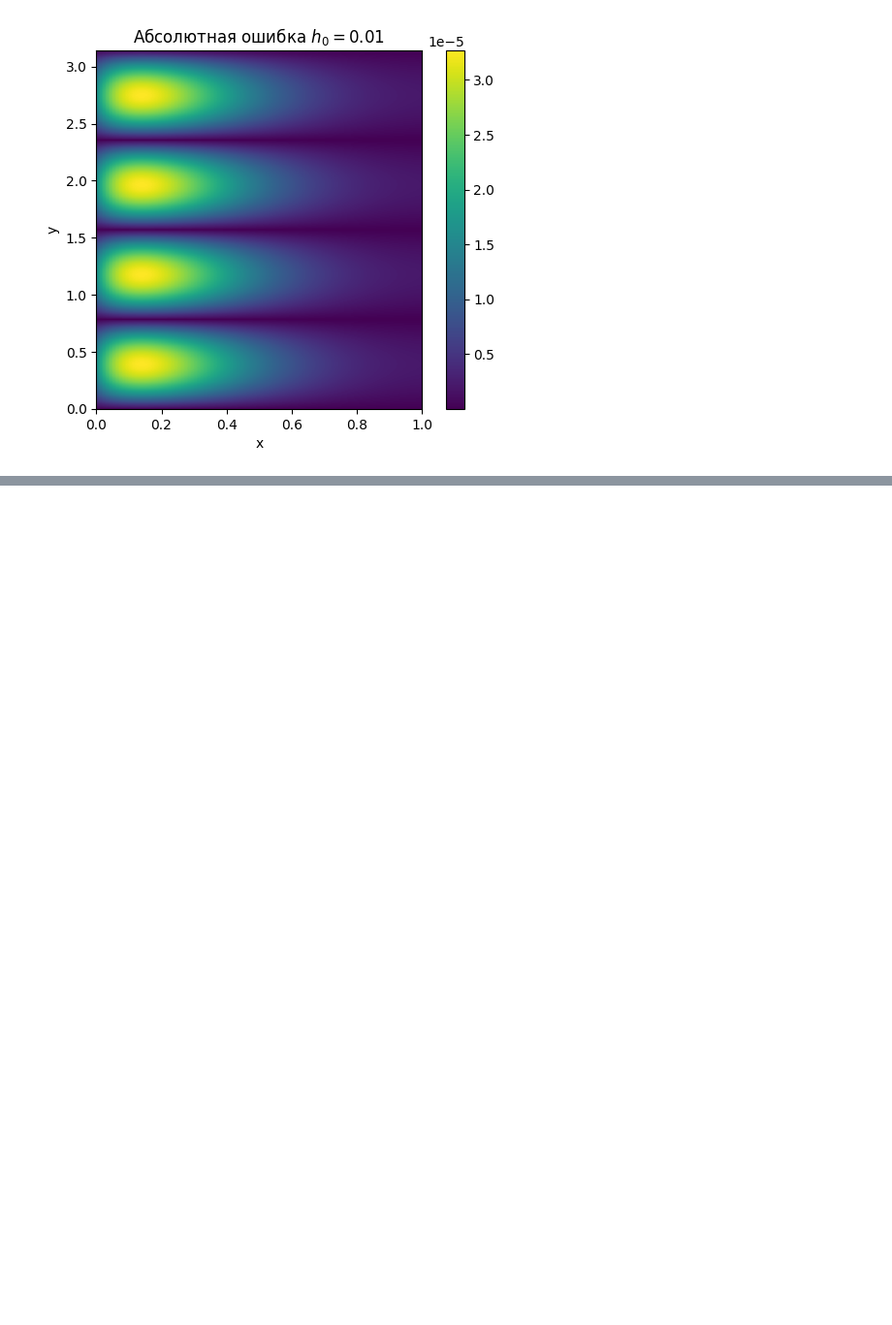
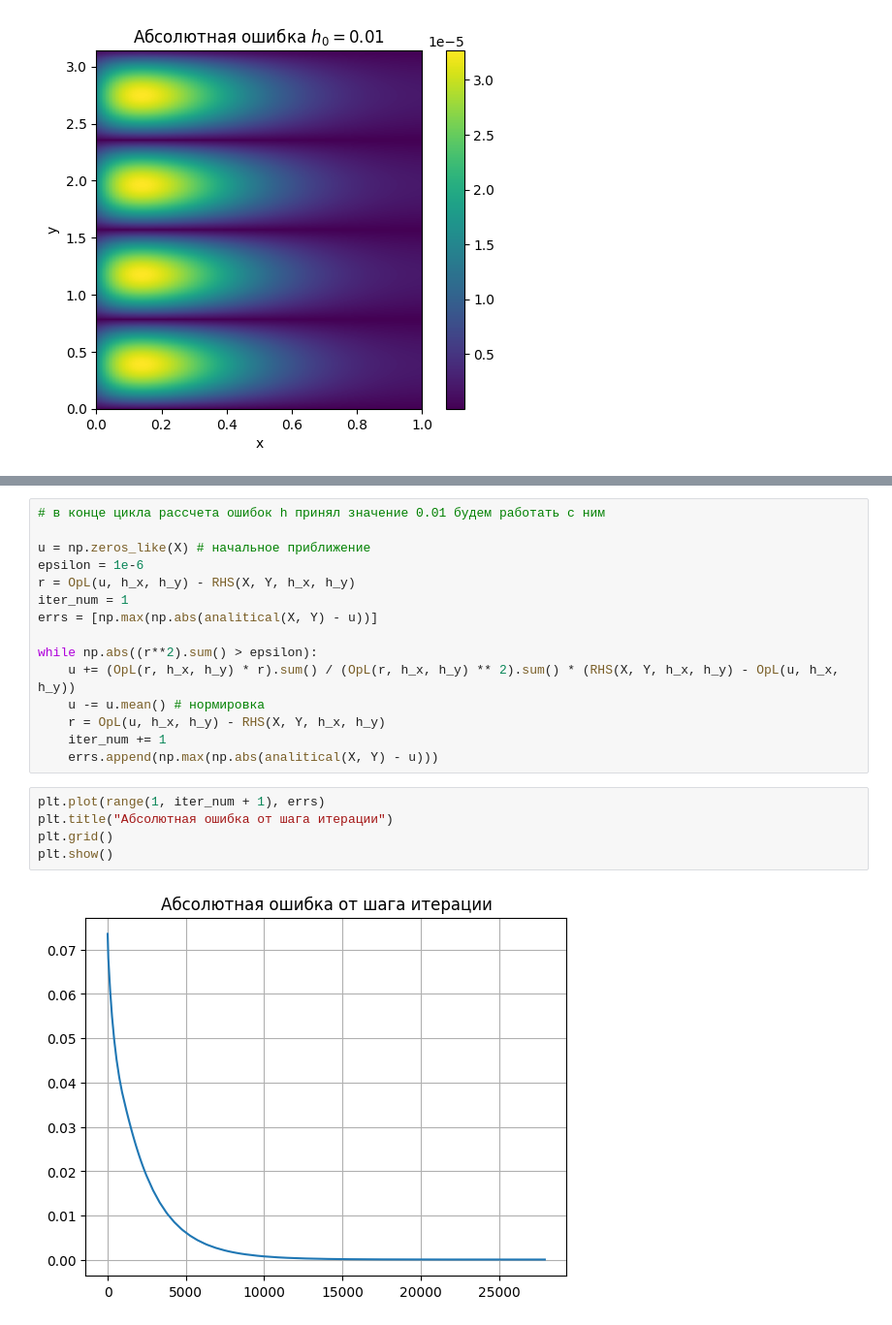
Before and after one commit to Xopppek/num_methods_sem7, a Jupyter notebook: lab2/lab2.ipynb, the cells around one changed output, grey strips where cells are left out. Shown at 97% size. Cells and saved outputs as stored; diff of their text form; blank space fills up the shorter version.

```diff
--- a/lab2/lab2.ipynb
+++ b/lab2/lab2.ipynb
@@ -122,0 +156,22 @@ plt.show()
+# %%
+# в конце цикла рассчета ошибок h принял значение 0.01 будем работать с ним
+
+u = np.zeros_like(X) # начальное приближение
+epsilon = 1e-6
+r = OpL(u, h_x, h_y) - RHS(X, Y, h_x, h_y)
+iter_num = 1
+errs = [np.max(np.abs(analitical(X, Y) - u))]
+
+while np.abs((r**2).sum() > epsilon):
+    u += (OpL(r, h_x, h_y) * r).sum() / (OpL(r, h_x, h_y) ** 2).sum() * (RHS(X, Y, h_x, h_y) - OpL(u, h_x, h_y))
+    u -= u.mean() # нормировка
+    r = OpL(u, h_x, h_y) - RHS(X, Y, h_x, h_y)
+    iter_num += 1
+    errs.append(np.max(np.abs(analitical(X, Y) - u)))
+# %%
+plt.plot(range(1, iter_num + 1), errs)
+plt.title("Абсолютная ошибка от шага итерации")
+plt.grid()
+plt.show()
+# %% [output]
+[figure, added]
```
Also changed, not shown: parts of 11 cells of this notebook.
